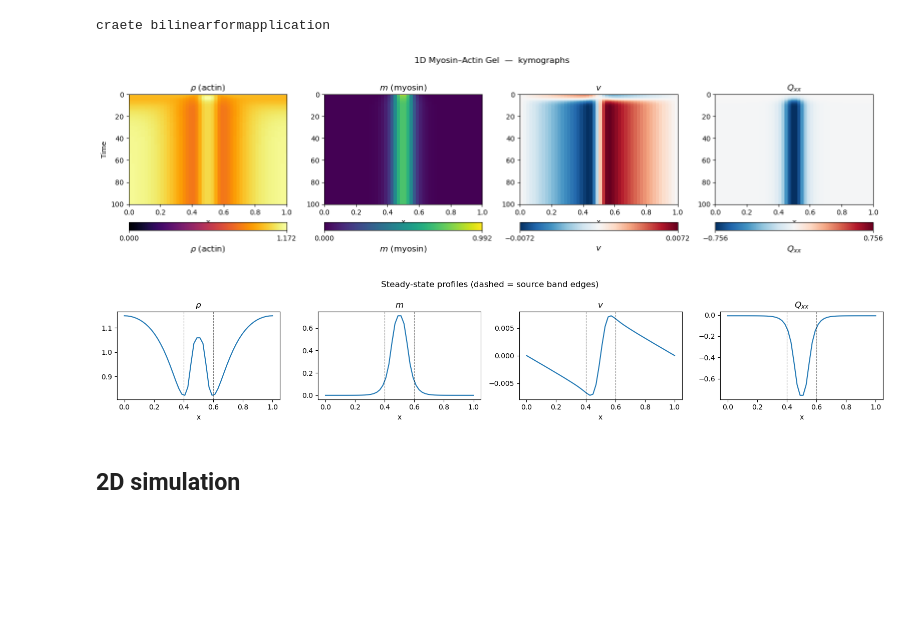
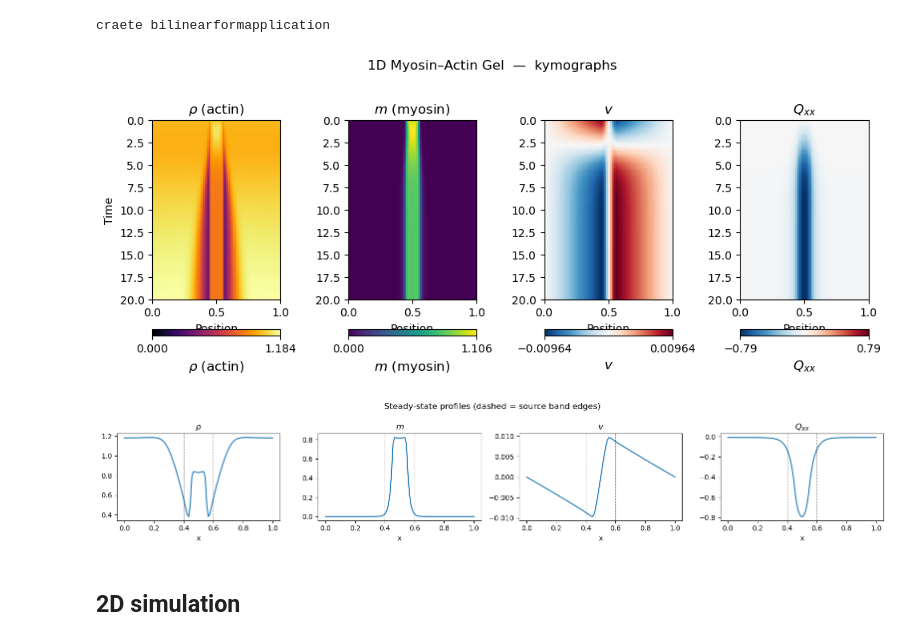
Before and after one commit to Irene-Li/Zebrafish_cleavage, a Jupyter notebook: notebooks/actin_myo_gel.ipynb, the cells around one changed output. Saved outputs shown, nothing was run; the diff lists cells and outputs as text; code cells hidden in the pictures; blank space fills up the shorter version.

Commit message:
update sim parameters and implement video output

```diff
--- a/notebooks/actin_myo_gel.ipynb
+++ b/notebooks/actin_myo_gel.ipynb
@@ -37,8 +24,13 @@ Qsq = tanh_source(center=0.5, width=0.1, value=2.0, axis='x') - 1
 # %% [markdown]
 ## 1D simulation
 # %%
-T   = 100
-tau = 0.05
+T   = 20
+tau = 0.01
+
+# Spatially varying sources for actin and myosin, and nematic order parameter
+S = sharp_source(center=0.5, width=0.1, value=1, axis='x') + 0.1
+m0 = sharp_source(center=0.5, width=0.1, value=1.0, axis='x')
+Qsq = sharp_source(center=0.5, width=0.1, value=2.0, axis='x') - 1
 
 sim1d = MyosinActinGel1D(
     maxh  = 0.01,
@@ -46,8 +38,8 @@ sim1d = MyosinActinGel1D(
     gamma = 1.0,
     eta_1 = 1,
     eta_2 = 0.0,
-    chi0  = 0.1,
-    chi1  = 0.5,
+    chi0  = 0.2,
+    chi1  = 0.7,
     # nematic
     kappa = 1e-3,
     beta1 = 1.0,
@@ -59,48 +51,50 @@ sim1d = MyosinActinGel1D(
     k0    = 0.1,
     k1    = 1,
     k_m   = 1,
-    D_rho = 1e-3,
-    D_m   = 1e-3,
+    n_hill = 4,
+    m_ref  = 0.2,
+    D_rho = 1e-4,
+    D_m   = 1e-4,
     # base
     k     = 0.5,
     D     = 1e-3,
     rho0  = 1.0,
 )
 
-sim1d.simulate(tend=T, tau=tau, save_interval=int(0.5/tau))
-data1d = sim1d.export()
+sim1d.simulate(tend=T, tau=tau, save_interval=int(0.1/tau))
+data1d = sim1d.export(n_samples=100)
 # %% [output]
 craete bilinearformapplication
 # %%
 # Kymograph: rho, m, v, Q over time
-fig, axes = plt.subplots(1, 4, figsize=(16, 4))
+fig, axes = plt.subplots(1, 4, figsize=(10, 4))
 
 fields = [
     (data1d['rho'], r'$\rho$ (actin)',   'inferno'),
     (data1d['m'],   r'$m$ (myosin)',     'viridis'),
     (data1d['v'],   r'$v$',              'RdBu_r'),
     (data1d['Q'],   r'$Q_{xx}$',         'RdBu_r'),
 ]
 
-t_end = data1d['rho'].shape[0] * 0.5  # each saved frame = 0.5 time units
+t_end = data1d['rho'].shape[0] * 0.1  # each saved frame = 0.5 time units
 
 for ax, (field, title, cmap) in zip(axes, fields):
     vmax = np.max(np.abs(field))
     vmin = -vmax if cmap == 'RdBu_r' else 0
     im = ax.imshow(field, aspect='auto', interpolation='none',
                    origin='upper', cmap=cmap, extent=(0, 1, t_end, 0),
                    vmin=vmin, vmax=vmax)
     plt.colorbar(im, ax=ax, location='bottom', pad=0.12,
                  ticks=[vmin, vmax]).set_label(title, fontsize=12)
     ax.set_title(title)
-    ax.set_xlabel('x')
+    ax.set_xlabel('Position')
 
 axes[0].set_ylabel('Time')
 plt.suptitle('1D Myosin–Actin Gel  —  kymographs', y=1.02)
 plt.tight_layout()
 plt.show()
 # %% [output]
-[figure, old version]
+[figure, new version]
 # %%
 # Steady-state profiles
 xc = data1d['x']
@@ -122,7 +116,7 @@ plt.suptitle('Steady-state profiles (dashed = source band edges)')
 plt.tight_layout()
 plt.show()
 # %% [output]
-[figure, old version]
+[figure, new version]
 # %% [markdown]
 ## 2D simulation
 # %%
```
Also changed, not shown: parts of 7 cells of this notebook, 3 other files.
